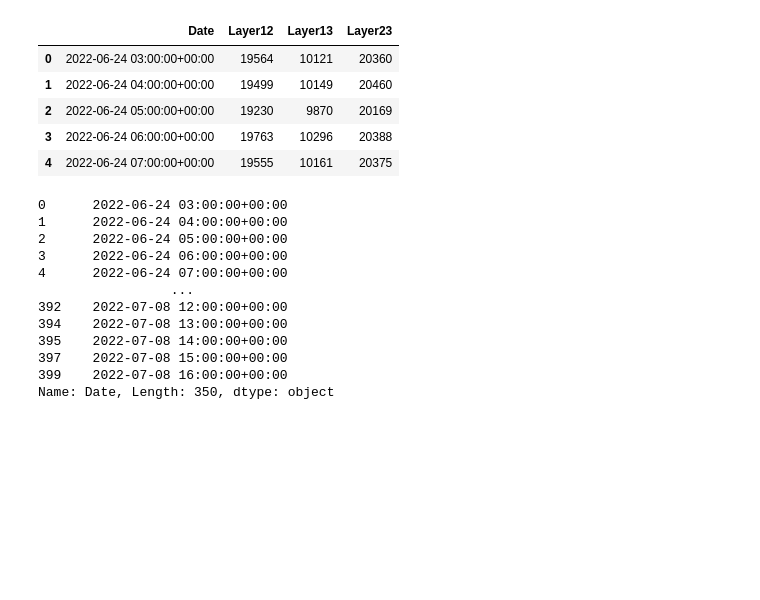
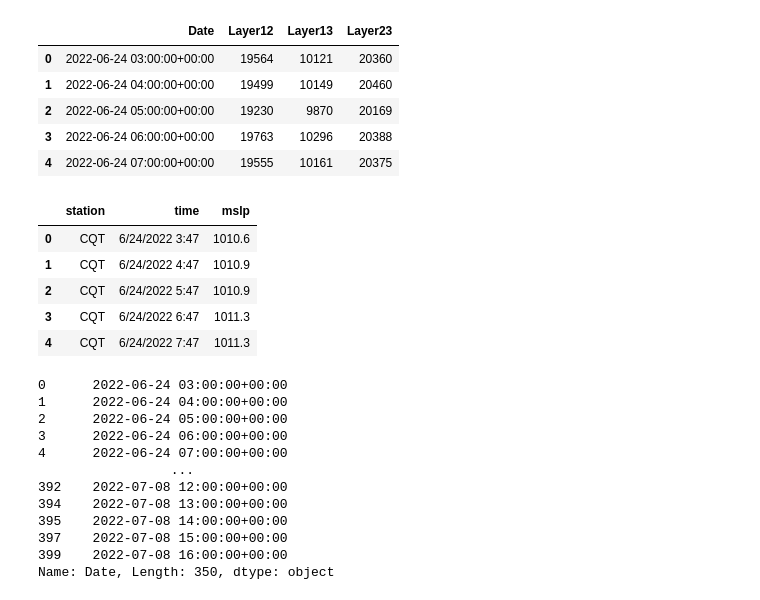
Before and after one commit to nathanhatesphysics/python-decal, a Jupyter notebook: Final Project/Astron 98 Final Project.ipynb, the cells around one changed output. Drawn from its saved outputs; the diff is of its cells as text; code cells hidden in the pictures; blank space fills up the shorter version.

```diff
--- a/Final Project/Astron 98 Final Project.ipynb
+++ b/Final Project/Astron 98 Final Project.ipynb
@@ -33,4 +32,13 @@ pressure_table = pd.read_csv('CQT.csv', nrows = 400, skiprows=[1, 2, 3])
 # Note: mslp = Mean Level Sea Pressure, pressure normalized from height deviations, in mbar
+# %%
+pressure_table.head()
+# %% [output]
+|  | station | time | mslp |
+| 0 | CQT | 6/24/2022 3:47 | 1010.6 |
+| 1 | CQT | 6/24/2022 4:47 | 1010.9 |
+| 2 | CQT | 6/24/2022 5:47 | 1010.9 |
+| 3 | CQT | 6/24/2022 6:47 | 1011.3 |
+| 4 | CQT | 6/24/2022 7:47 | 1011.3 |
 # %%
 pressure_table = pressure_table.rename(columns={'time': 'Date'})
 pressure_table = pressure_table[pressure_table['Date'].str.endswith('47')]
```
Also changed, not shown: parts of 2 cells of this notebook, 2 other files.
